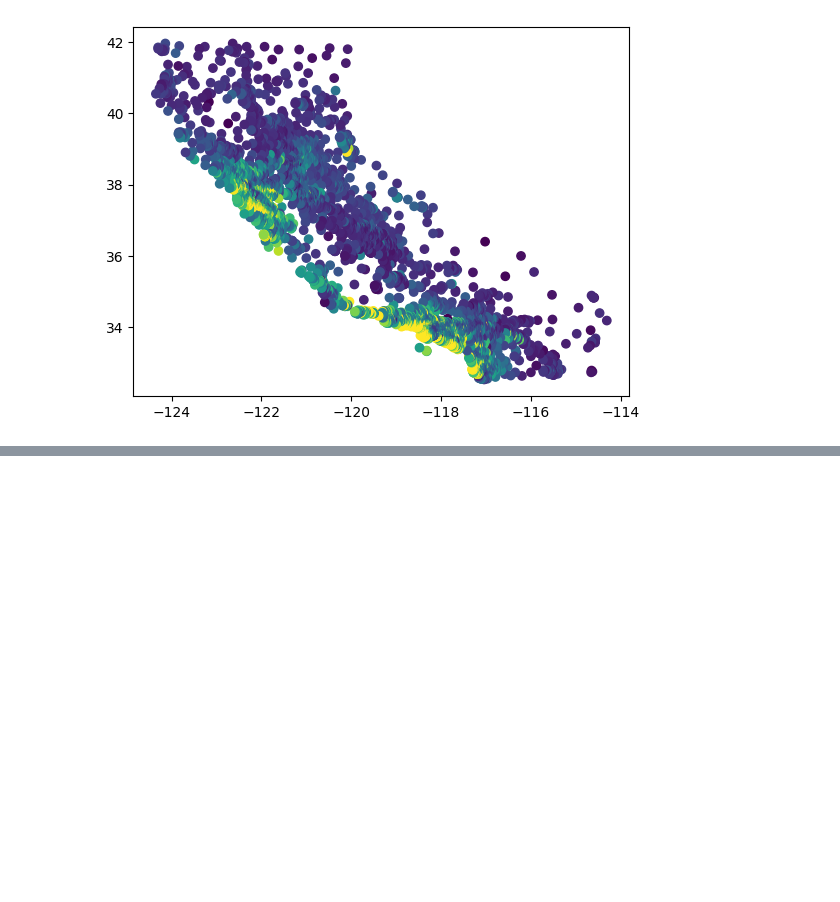
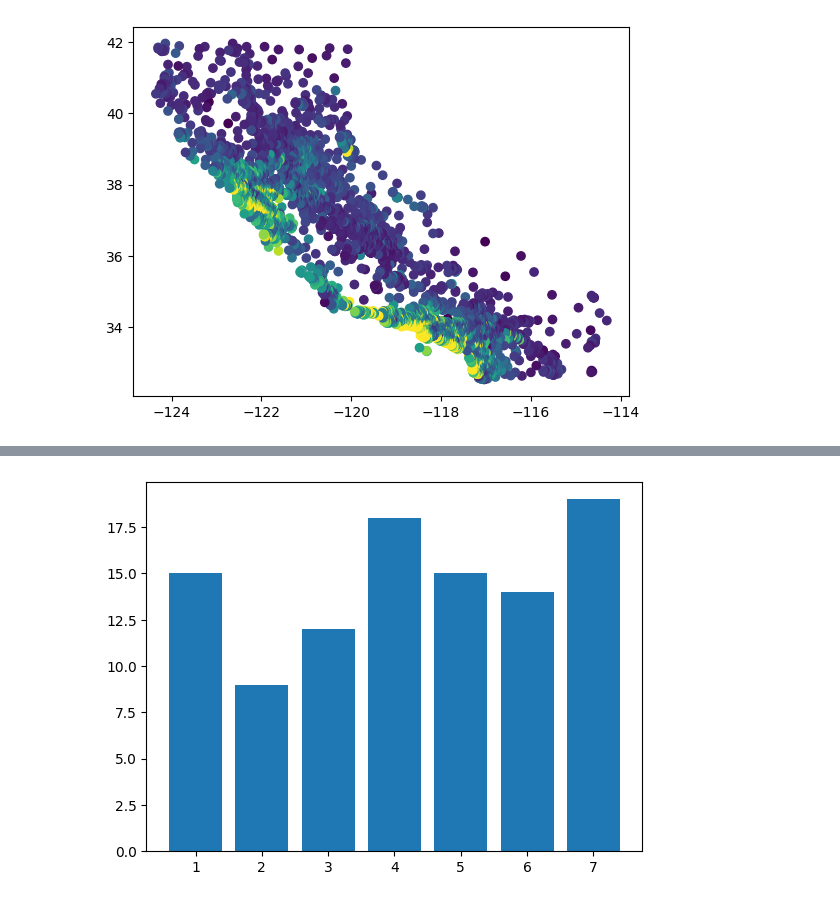
Before and after one commit to igromachado/codigos_ets, a Jupyter notebook: Python_Bibliotecas/matplotlib/exercícios.ipynb, the cells around one changed output, grey strips where cells are left out. Drawn from its saved outputs; the diff is of its cells as text; code cells hidden in the pictures; blank space fills up the shorter version.

```diff
--- a/Python_Bibliotecas/matplotlib/exercícios.ipynb
+++ b/Python_Bibliotecas/matplotlib/exercícios.ipynb
@@ -110,0 +139,8 @@ plt.show()
+# %%
+df = pd.read_csv('CSVs/he.csv')
+df = df.groupby('MachineId')['Id'].count()
+
+plt.bar(df.index,df)
+plt.show()
+# %% [output]
+[figure, added]
```
Also changed, not shown: parts of 7 cells of this notebook, 2 other files.
